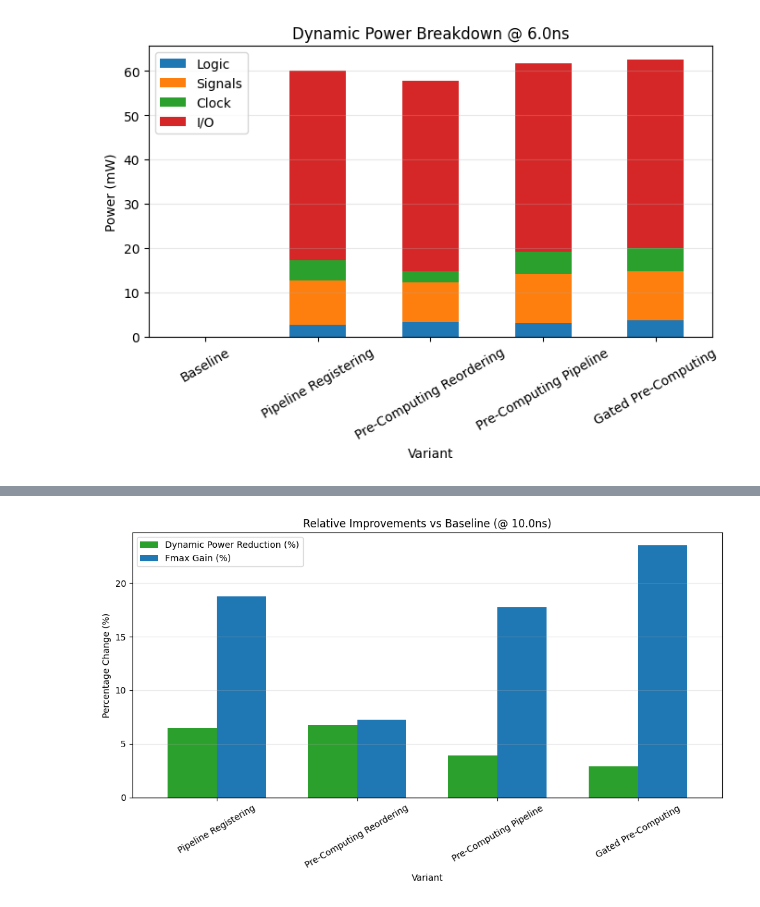
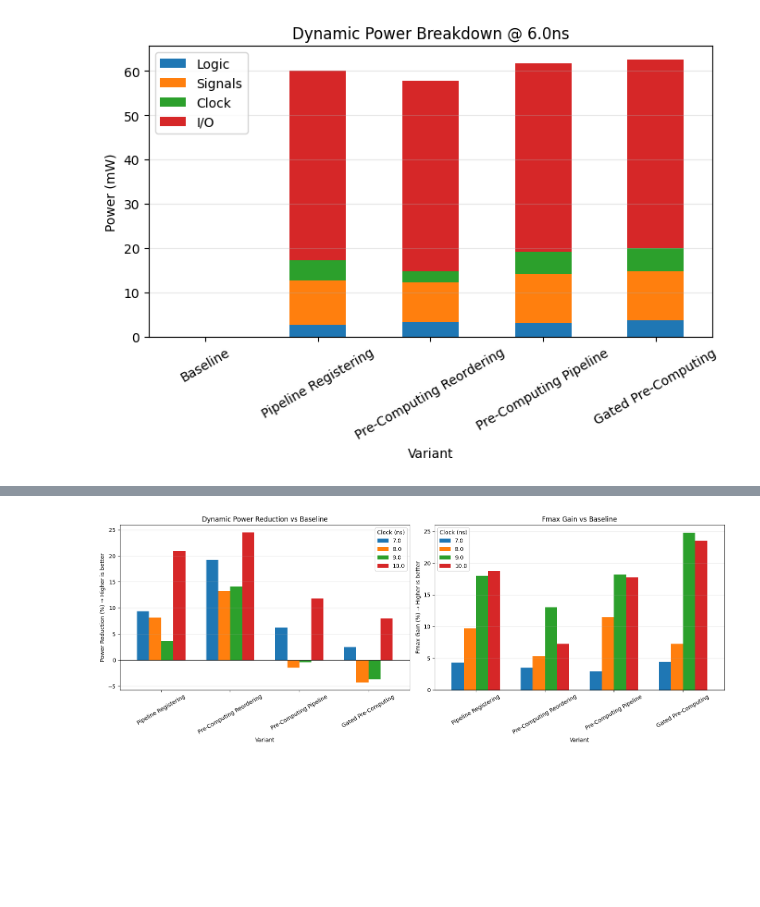
Before and after one commit to XBlayz/Low_power-projects, a Jupyter notebook: notebooks/project-03.ipynb, the cells around one changed output, grey strips where cells are left out. Saved outputs shown, nothing was run; the diff lists cells and outputs as text; code cells hidden in the pictures; blank space fills up the shorter version.

Commit message:
refactor(project-03): figure improvement

```diff
--- a/notebooks/project-03.ipynb
+++ b/notebooks/project-03.ipynb
@@ -282,7 +282,7 @@ def _collect_variant_metrics(variant_name: str, clk_period_ns: float) -> Optiona
     signals_mw = (_extract_signals_power(txt_power_path.read_text()) or 0.0) * 1e3
     clock_mw   = (power.get("Clocks") or 0.0) * 1e3
     io_mw      = (power.get("I/O") or 0.0) * 1e3
-    dynamic_mw = (logic_mw + signals_mw + clock_mw + io_mw)
+    dynamic_mw = (logic_mw + signals_mw + clock_mw)
     static_mw  = (power.get("Static Power") or 0.0) * 1e3
     total_mw   = (power.get("Total") or 0.0) * 1e3
 
@@ -912,41 +912,71 @@ _transform_dataframe(
 # --- STEP 06.7: RELATIVE IMPROVEMENT VS BASELINE (% BAR CHART) ---
 
 if not df_comparison.empty:
-    # Filtriamo per la campagna di clock standard per avere un riferimento fisso
-    df_std = df_comparison[df_comparison["clk_period_ns"] == CLOCK_CAMPAIGNS[0]].copy()
+    processed_rows = []
 
-    baseline_row = df_std[df_std["variant"] == "Baseline"]
+    # Raccogliamo e calcoliamo i dati per tutti i clock
+    for clk_period_ns in CLOCK_CAMPAIGNS:
+        df_clk = df_comparison[df_comparison["clk_period_ns"] == clk_period_ns].copy()
 
-    if not baseline_row.empty:
-        base_power = baseline_row["dynamic_power_mw"].iloc[0]
-        base_fmax = baseline_row["fmax_mhz"].iloc[0]
+        baseline_mask = df_clk["variant"].str.contains("baseline", case=False, na=False)
+        baseline_row = df_clk[baseline_mask]
 
-        # Calcolo delle variazioni percentuali
-        df_std["power_reduction_pct"] = (1 - df_std["dynamic_power_mw"] / base_power) * 100
-        df_std["fmax_gain_pct"] = (df_std["fmax_mhz"] / base_fmax - 1) * 100
+        if not baseline_row.empty:
+            actual_baseline_name = baseline_row["variant"].iloc[0]
+            base_power = baseline_row["dynamic_power_mw"].iloc[0]
+            base_fmax = baseline_row["fmax_mhz"].iloc[0]
 
-        # Escludiamo la baseline dal grafico (essendo lo zero di riferimento)
-        df_plot = df_std[df_std["variant"] != "Baseline"].set_index("variant")
+            df_clk["power_reduction_pct"] = (1 - df_clk["dynamic_power_mw"] / base_power) * 100
+            df_clk["fmax_gain_pct"] = (df_clk["fmax_mhz"] / base_fmax - 1) * 100
 
-        # Plot
-        fig, ax = plt.subplots(figsize=(10, 6))
-        df_plot[["power_reduction_pct", "fmax_gain_pct"]].plot(
-            kind="bar", ax=ax, color=["#2ca02c", "#1f77b4"], width=0.7
-        )
+            # Escludiamo la baseline dai risultati da plottare
+            df_plot_clk = df_clk[df_clk["variant"] != actual_baseline_name]
+            processed_rows.append(df_plot_clk)
+        else:
+            print(f"Baseline non trovata per {clk_period_ns}ns; calcolo relativo ignorato per questo clock.")
 
-        ax.set_title(f"Relative Improvements vs Baseline (@ {CLOCK_CAMPAIGNS[0]}ns)")
-        ax.set_ylabel("Percentage Change (%)")
-        ax.set_xlabel("Variant")
-        ax.legend(["Dynamic Power Reduction (%)", "Fmax Gain (%)"])
-        ax.axhline(0, color='black', linewidth=1) # Linea di zero marcata
-        ax.grid(True, alpha=0.3, axis="y")
-        ax.tick_params(axis="x", rotation=30)
+    if processed_rows:
+        # Uniamo tutti i dataframe processati
+        df_all_plots = pd.concat(processed_rows)
+
+        # Creiamo le tabelle pivot per avere Varianti sulle X e Clock raggruppati
+        pivot_power = df_all_plots.pivot(index="variant", columns="clk_period_ns", values="power_reduction_pct")
+        pivot_fmax = df_all_plots.pivot(index="variant", columns="clk_period_ns", values="fmax_gain_pct")
+
+        # Riordiniamo le varianti se RENAME_VARIANTS esiste
+        if 'RENAME_VARIANTS' in globals():
+            plot_order = [v for v in RENAME_VARIANTS.values() if v in pivot_power.index]
+            pivot_power = pivot_power.reindex(plot_order)
+            pivot_fmax = pivot_fmax.reindex(plot_order)
+
+        # Creiamo un'unica figura con due subplot affiancati
+        fig, (ax1, ax2) = plt.subplots(1, 2, figsize=(16, 6))
+
+        # Grafico 1: Riduzione Potenza
+        pivot_power.plot(kind="bar", ax=ax1, width=0.7)
+        ax1.set_title("Dynamic Power Reduction vs Baseline")
+        ax1.set_ylabel("Power Reduction (%) → Higher is better")
+        ax1.set_xlabel("Variant")
+        ax1.axhline(0, color='black', linewidth=1)
+        ax1.grid(True, alpha=0.3, axis="y")
+        ax1.tick_params(axis="x", rotation=30)
+        ax1.legend(title="Clock (ns)")
+
+        # Grafico 2: Guadagno Velocità
+        pivot_fmax.plot(kind="bar", ax=ax2, width=0.7)
+        ax2.set_title("Fmax Gain vs Baseline")
+        ax2.set_ylabel("Fmax Gain (%) → Higher is better")
+        ax2.set_xlabel("Variant")
+        ax2.axhline(0, color='black', linewidth=1)
+        ax2.grid(True, alpha=0.3, axis="y")
+        ax2.tick_params(axis="x", rotation=30)
+        ax2.legend(title="Clock (ns)")
 
         plt.tight_layout()
-        plt.savefig(OUTPUT_FIG_FOLDER / "step08_relative_improvement.png", dpi=300)
+        plt.savefig(OUTPUT_FIG_FOLDER / "step08_relative_improvement_grouped.png", dpi=300)
         plt.show()
     else:
-        print("Baseline not found in standard clock campaign; skipping relative plot.")
+        print("Dati insufficienti per generare il grafico dei miglioramenti relativi.")
 else:
     print("No reports parsed yet; skipping plot.")
 # %% [output]
@@ -953,4 +984,4 @@ else:
-[figure, old version]
+[figure, new version]
 # %%
 # --- STEP 06.8: ARCHITECTURAL TRADE-OFFS (SCATTER PLOTS) ---
 
```
Also changed, not shown: parts of 3 cells of this notebook.
